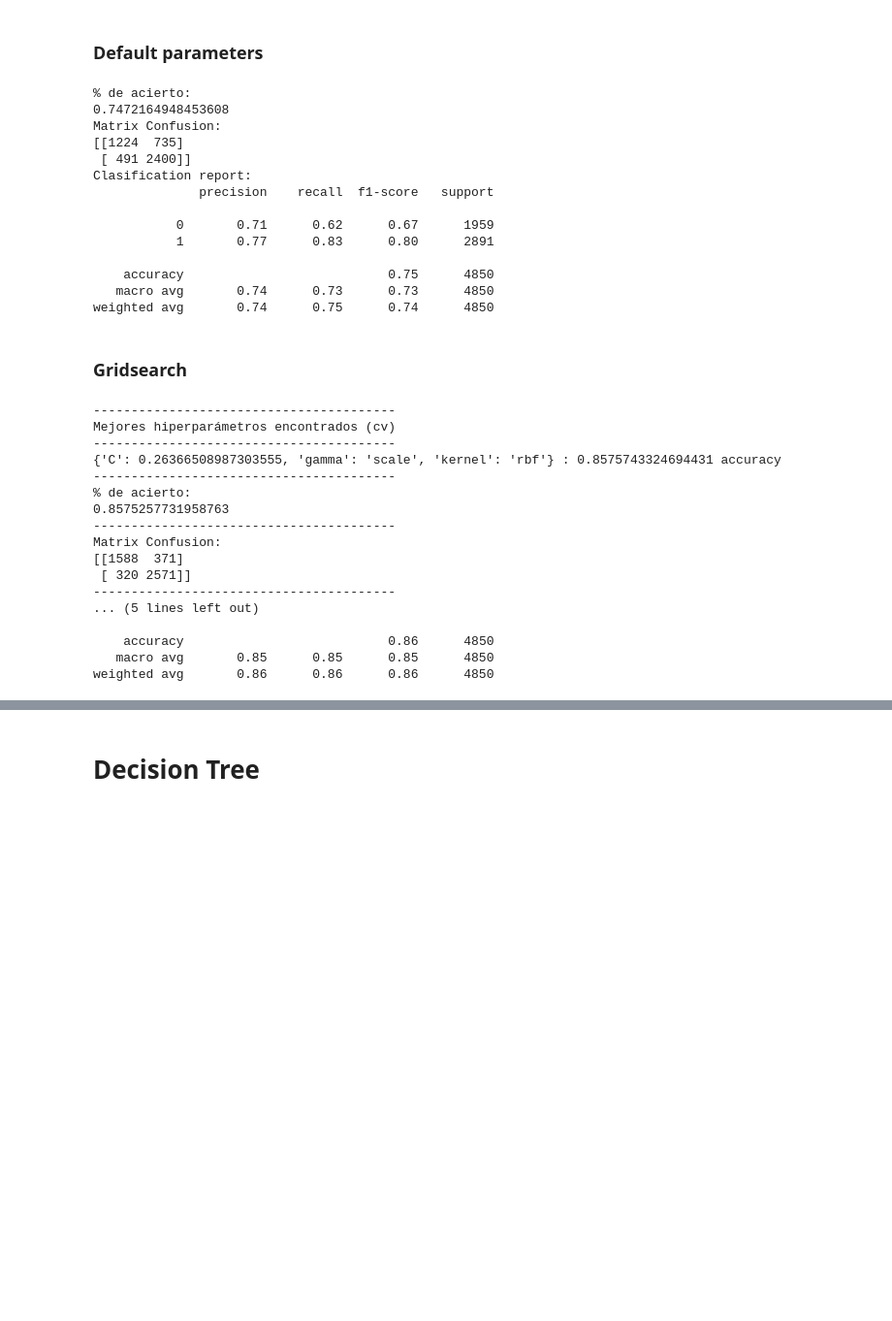
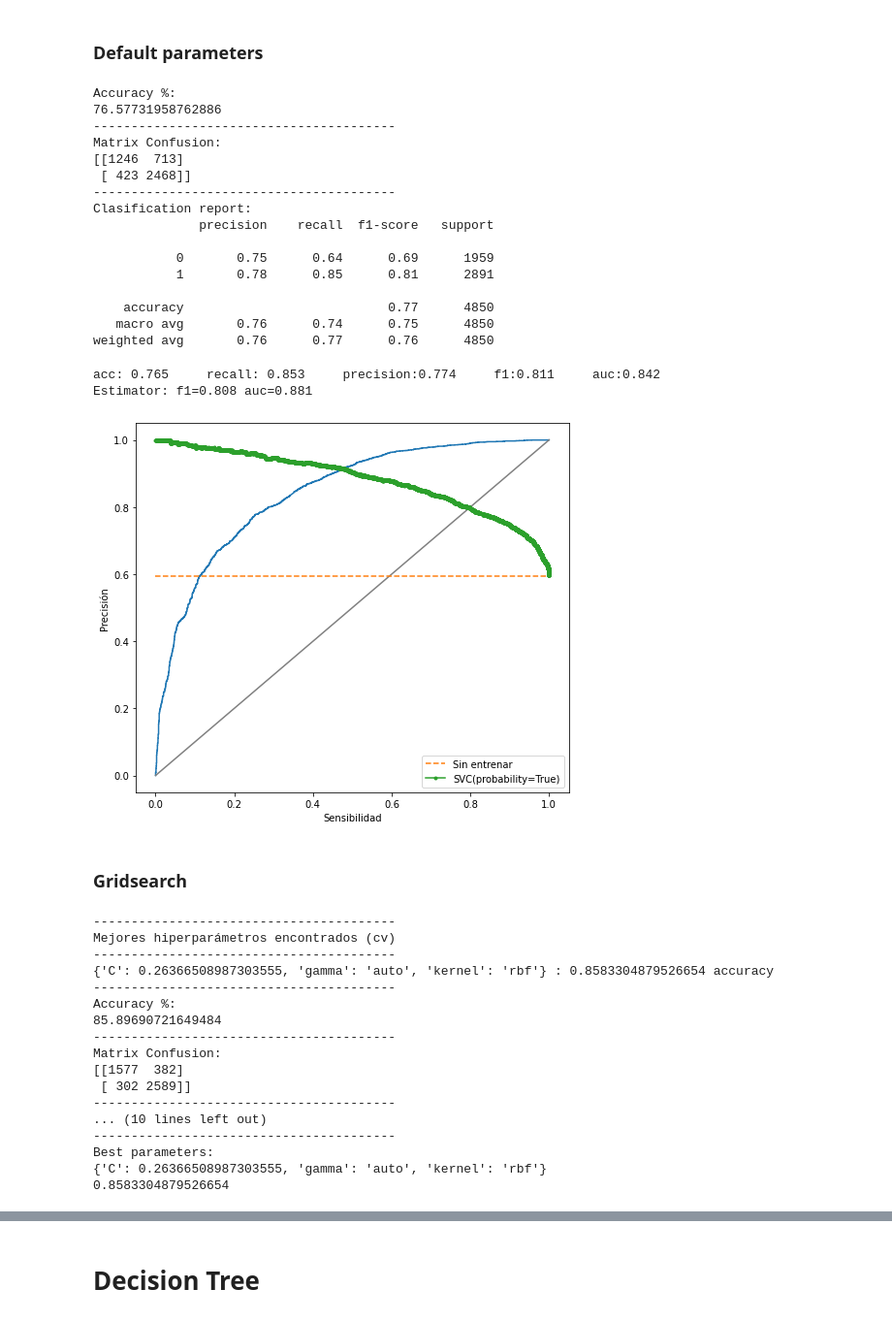
Before and after one commit to robertomanzanolopez/nba_statistics_prediction, a Jupyter notebook: model_creation.ipynb, the cells around one changed output, grey strips where cells are left out. Shown: that part at 97% size. Drawn from its saved outputs; the diff is of its cells as text; code cells hidden in the pictures; blank space fills up the shorter version.

```diff
--- a/model_creation.ipynb
+++ b/model_creation.ipynb
@@ -308,32 +399,43 @@ X_train, X_test, y_train, y_test = train_test_split(
     random_state=0,
     shuffle = True)
 
-svc = SVC()
+svc = SVC(probability=True)
 svc.fit(X_train, y_train)
 
 y_pred = svc.predict(X_test)
 
-print("% de acierto: ")
-print(np.mean(y_pred == y_test))
+print("Accuracy %: ")
+print(np.mean(y_pred == y_test)*100)
+print("----------------------------------------")
 print("Matrix Confusion: ")
 print(confusion_matrix(y_test,y_pred))
+print("----------------------------------------")
 print("Clasification report: ")
 print(classification_report(y_test,y_pred))
 # %% [output]
-% de acierto:
-0.7472164948453608
+Accuracy %:
+76.57731958762886
+----------------------------------------
 Matrix Confusion:
-[[1224  735]
- [ 491 2400]]
+[[1246  713]
+ [ 423 2468]]
+----------------------------------------
 Clasification report:
               precision    recall  f1-score   support
 
-           0       0.71      0.62      0.67      1959
-           1       0.77      0.83      0.80      2891
+           0       0.75      0.64      0.69      1959
+           1       0.78      0.85      0.81      2891
 
-    accuracy                           0.75      4850
-   macro avg       0.74      0.73      0.73      4850
-weighted avg       0.74      0.75      0.74      4850
+    accuracy                           0.77      4850
+   macro avg       0.76      0.74      0.75      4850
+weighted avg       0.76      0.77      0.76      4850
+# %%
+evaluate_ROC(svc, X_norm, y)
+evaluate_PS(svc, X_norm, y)
+# %% [output]
+acc: 0.765     recall: 0.853     precision:0.774     f1:0.811     auc:0.842
+Estimator: f1=0.808 auc=0.881
+[figure, added]
 # %% [markdown]
 ### Gridsearch
 # %%
@@ -353,7 +455,7 @@ param_grid = {'C': np.logspace(-5, 7, 20),
 # Búsqueda por validación cruzada
 # ==============================================================================
 grid = GridSearchCV(
-        estimator  = SVC(),
+        estimator  = SVC(probability=True),
         param_grid = param_grid,
         scoring    = 'accuracy',
         n_jobs     = -1,
@@ -386,29 +488,33 @@ print("----------------------------------------")
 modelo_final = grid.best_estimator_
 y_pred = modelo_final.predict(X_test)
 
-print("% de acierto: ")
-print(np.mean(y_pred == y_test))
+print("Accuracy %: ")
+print(np.mean(y_pred == y_test)*100)
 print("----------------------------------------")
 print("Matrix Confusion: ")
 print(confusion_matrix(y_test,y_pred))
 print("----------------------------------------")
 print("Clasification report: ")
 print(classification_report(y_test,y_pred))
+print("----------------------------------------")
+print("Best parameters: ")
+print(grid.best_params_)
+print(grid.best_score_)
 # %% [output]
 ----------------------------------------
 Mejores hiperparámetros encontrados (cv)
 ----------------------------------------
-{'C': 0.26366508987303555, 'gamma': 'scale', 'kernel': 'rbf'} : 0.8575743324694431 accuracy
+{'C': 0.26366508987303555, 'gamma': 'auto', 'kernel': 'rbf'} : 0.8583304879526654 accuracy
 ----------------------------------------
-% de acierto:
-0.8575257731958763
+Accuracy %:
+85.89690721649484
 ----------------------------------------
 Matrix Confusion:
-[[1588  371]
- [ 320 2571]]
+[[1577  382]
+ [ 302 2589]]
 ----------------------------------------
-... (5 lines left out)
-
-    accuracy                           0.86      4850
-   macro avg       0.85      0.85      0.85      4850
-weighted avg       0.86      0.86      0.86      4850
+... (10 lines left out)
+----------------------------------------
+Best parameters:
+{'C': 0.26366508987303555, 'gamma': 'auto', 'kernel': 'rbf'}
+0.8583304879526654
```
Also changed, not shown: parts of 27 cells of this notebook.
